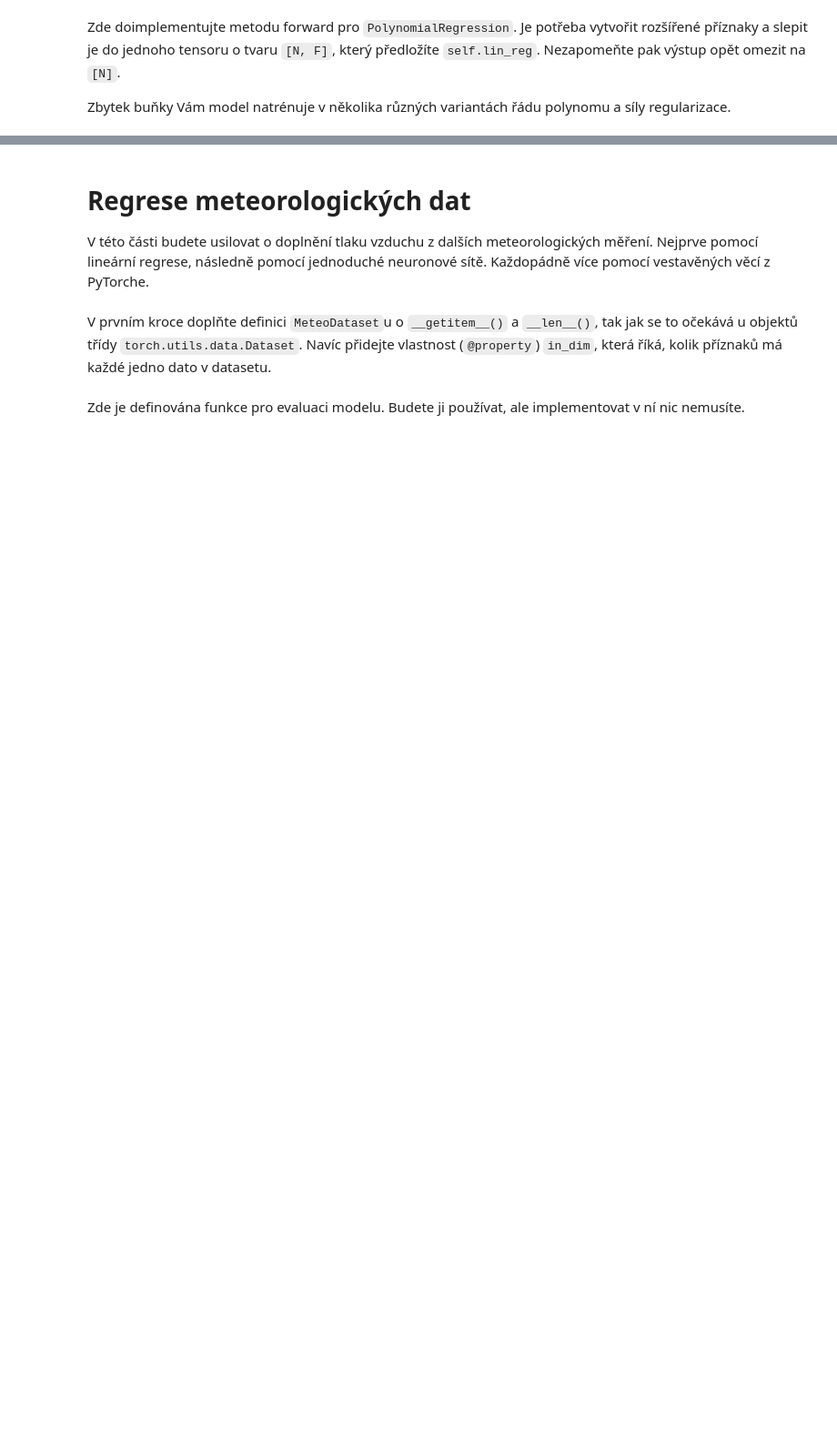
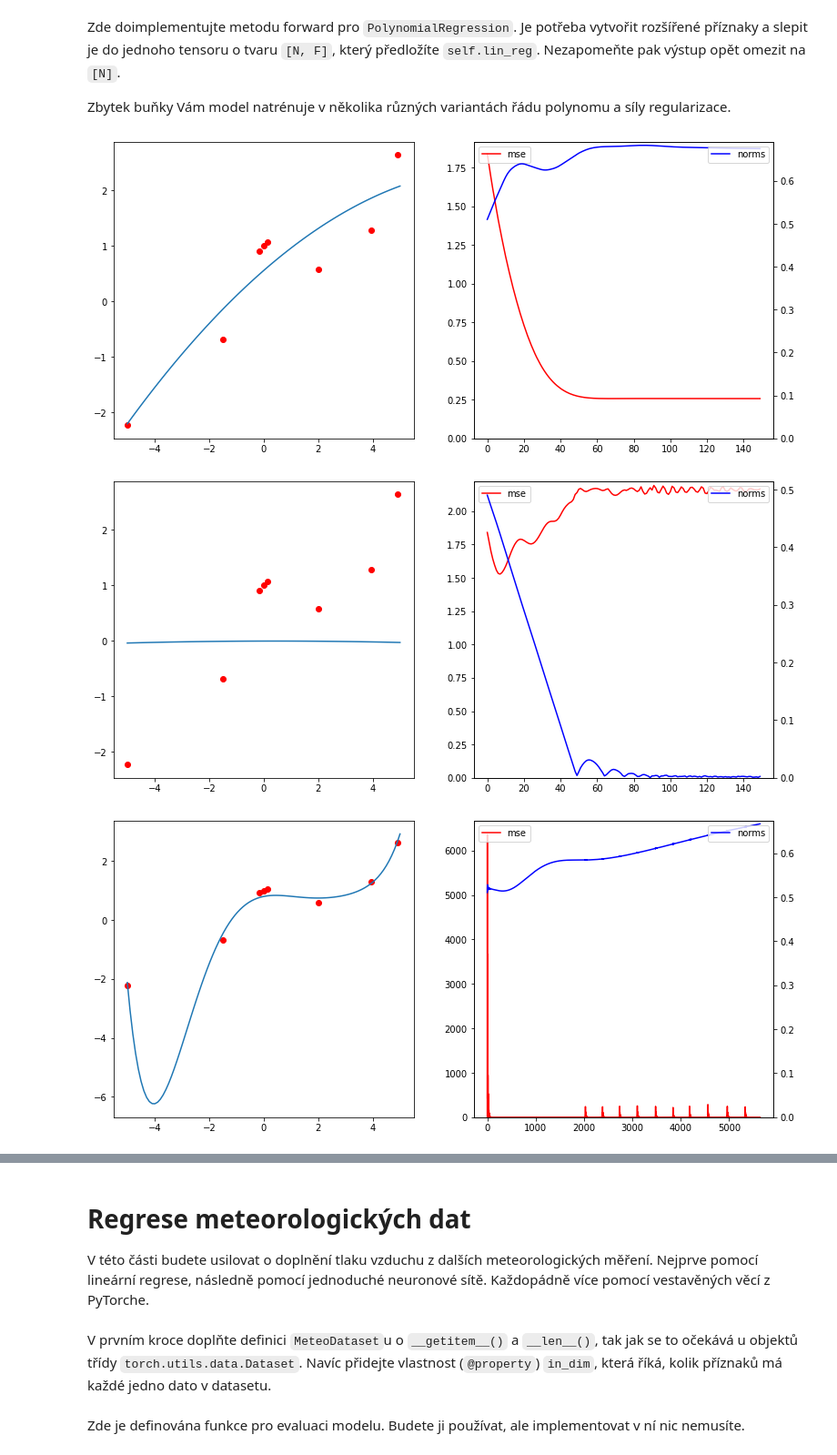
Before and after one commit to Filda99/FIT-SUI, a Jupyter notebook: proj3/zadani.ipynb, the cells around one changed output, grey strips where cells are left out. Shown at 91% size. Cells and saved outputs as stored; diff of their text form; code cells hidden in the pictures; blank space fills up the shorter version.

```diff
--- a/proj3/zadani.ipynb
+++ b/proj3/zadani.ipynb
@@ -184,31 +238,40 @@ Zbytek buňky Vám model natrénuje v několika různých variantách řádu pol
 # %%
 class PolynomialRegression1D(torch.nn.Module):
     def __init__(self, order):
         super().__init__()
         self.order = order
-        self.lin_reg = LinearRegression(order)
+        self.lin_reg = LinearRegression(order)                                      # tvorba instance tridy LinearRegression s parametrem urcuji stupen polynomu
 
-    def forward(self, x):
-        pass
-        return None
+    def forward(self, x):                                                           # na vstup dostaneme vektor x, ktery chceme predikovat
+        x = x.squeeze()                                                             # odstranime 1 dimenzi (abychom z 2D tensoru dostali 1D tensor)
+        # zdroj: https://colab.research.google.com/drive/1cHv9lB3cUWjyFrTQXiXtOWgxETFLXeQW?usp=sharing
+        poly_features = torch.zeros(x.shape[0], self.order, dtype=torch.float32)    # vytvorime matici, ktera bude obsahovat hodnoty x^0, x^1, x^2, ...
+        for p in range(self.order):
+            poly_features[:, p] = torch.pow(x, p)                                   # naplnime matici hodnotami x^0, x^1, x^2, ...
+        x = self.lin_reg(poly_features)                                             # pouzijeme linearni regresi pro predikci
+        return x
 
     def l2_norm(self):
         return self.lin_reg.l2_norm()
 
 def run_polynomial_regr(order, l2_beta):
     model = PolynomialRegression1D(order)
 
     losses, norms = train_regression_model(
         model,
         MSE_with_regression(l2_beta),
         torch.optim.Adam(model.parameters(), 1e-2),
         data,
         ts,
         nb_steps= 50 + int(100*(order-2)**2.5)
     )
     plot_training_result(model, losses, norms)
 
 run_polynomial_regr(3, 1e-3)
 run_polynomial_regr(3, 1e+2)
 run_polynomial_regr(7, 1e-1)
 run_polynomial_regr(7, 1e+3)
+# %% [output]
+[figure, added]
+[figure, added]
+[figure, added]
```
Also changed, not shown: parts of 8 cells of this notebook.
